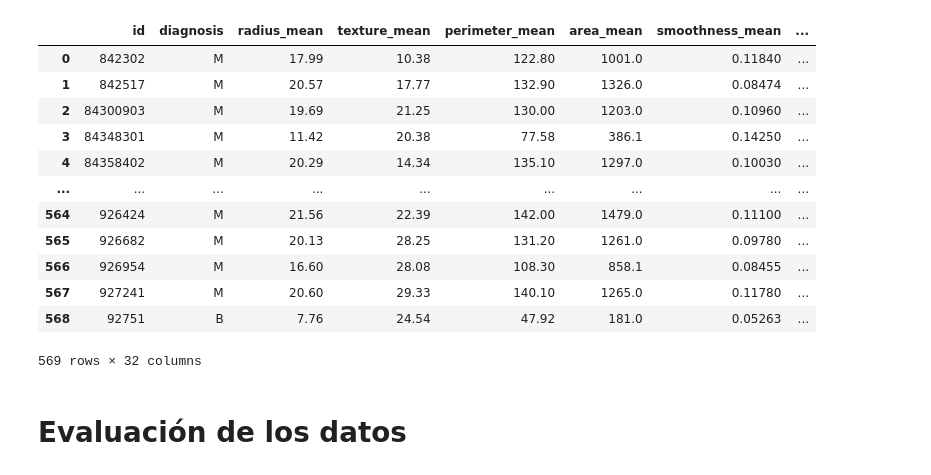
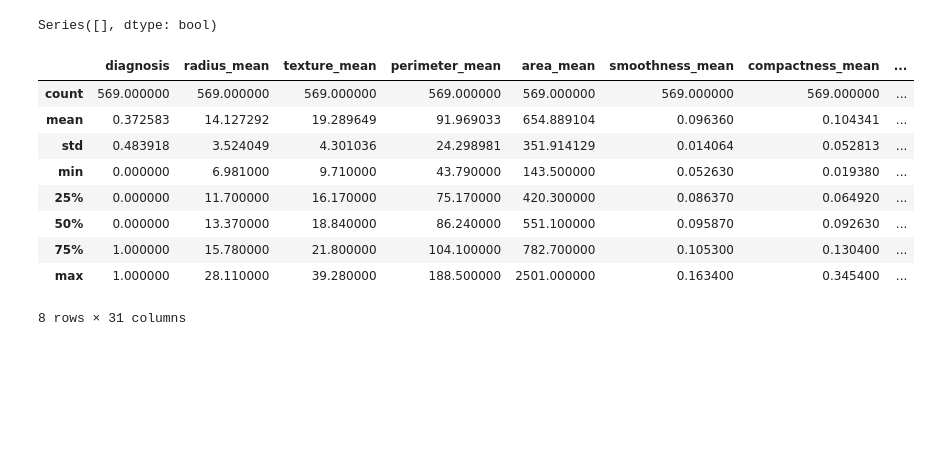
Before and after one commit to Lizzy-Mejia/Breast_Cancer_Prediction, a Jupyter notebook: Breast_Cancer_Prediction.ipynb, the cells around one changed output. Drawn from its saved outputs; the diff is of its cells as text; code cells hidden in the pictures; blank space fills up the shorter version.

Commit message:
Update Breast Cancer Prediction

```diff
--- a/Breast_Cancer_Prediction.ipynb
+++ b/Breast_Cancer_Prediction.ipynb
@@ -9,3 +44,5 @@ from sklearn.pipeline import Pipeline
 # %%
-#Lectura del dataset
-df = pd.read_csv('breast-cancer.csv')
+# Lectura del dataset
+data = pd.read_csv('breast-cancer.csv')
+# Visualización inicial del conjunto de datos
+data
@@ -12,19 +122,28 @@ df = pd.read_csv('breast-cancer.csv')
+# %%
+# Comprobación de la existencia de valores infinitos
+is_inf = data.isin([np.inf, -np.inf]).any()
+is_inf[is_inf]
+# %% [output]
+Series([], dtype: bool)
+# %%
+# Copiamos el conjunto de datos y transformamos la variable de salida a numérica
+df_new = data.copy()
+df_new['diagnosis'] = df_new['diagnosis'].map({'B':0, 'M':1})
+# %%
+# Eliminación de datos que son irrelevantes y que podrían afectar el resultado.
+df = df_new.drop(['id'], axis=1)
 # %%
-#Visualización inicial del conjunto de datos
-df
+# Visualización de la información estadística del conjunto de datos
+# Para las variables numéricas
+df.describe()
 # %% [output]
-|  | id | diagnosis | radius_mean | texture_mean | perimeter_mean | area_mean | smoothness_mean | ... |
-| 0 | 842302 | M | 17.99 | 10.38 | 122.80 | 1001.0 | 0.11840 | ... |
-| 1 | 842517 | M | 20.57 | 17.77 | 132.90 | 1326.0 | 0.08474 | ... |
-| 2 | 84300903 | M | 19.69 | 21.25 | 130.00 | 1203.0 | 0.10960 | ... |
-| 3 | 84348301 | M | 11.42 | 20.38 | 77.58 | 386.1 | 0.14250 | ... |
-| 4 | 84358402 | M | 20.29 | 14.34 | 135.10 | 1297.0 | 0.10030 | ... |
-| ... | ... | ... | ... | ... | ... | ... | ... | ... |
-| 564 | 926424 | M | 21.56 | 22.39 | 142.00 | 1479.0 | 0.11100 | ... |
-| 565 | 926682 | M | 20.13 | 28.25 | 131.20 | 1261.0 | 0.09780 | ... |
-| 566 | 926954 | M | 16.60 | 28.08 | 108.30 | 858.1 | 0.08455 | ... |
-| 567 | 927241 | M | 20.60 | 29.33 | 140.10 | 1265.0 | 0.11780 | ... |
-| 568 | 92751 | B | 7.76 | 24.54 | 47.92 | 181.0 | 0.05263 | ... |
+|  | diagnosis | radius_mean | texture_mean | perimeter_mean | area_mean | smoothness_mean | compactness_mean | ... |
+| count | 569.000000 | 569.000000 | 569.000000 | 569.000000 | 569.000000 | 569.000000 | 569.000000 | ... |
+| mean | 0.372583 | 14.127292 | 19.289649 | 91.969033 | 654.889104 | 0.096360 | 0.104341 | ... |
+| std | 0.483918 | 3.524049 | 4.301036 | 24.298981 | 351.914129 | 0.014064 | 0.052813 | ... |
+| min | 0.000000 | 6.981000 | 9.710000 | 43.790000 | 143.500000 | 0.052630 | 0.019380 | ... |
+| 25% | 0.000000 | 11.700000 | 16.170000 | 75.170000 | 420.300000 | 0.086370 | 0.064920 | ... |
+| 50% | 0.000000 | 13.370000 | 18.840000 | 86.240000 | 551.100000 | 0.095870 | 0.092630 | ... |
+| 75% | 1.000000 | 15.780000 | 21.800000 | 104.100000 | 782.700000 | 0.105300 | 0.130400 | ... |
+| max | 1.000000 | 28.110000 | 39.280000 | 188.500000 | 2501.000000 | 0.163400 | 0.345400 | ... |
-569 rows × 32 columns
+8 rows × 31 columns
-# %% [markdown]
-# Evaluación de los datos
```
Also changed, not shown: parts of 130 cells of this notebook, 1 other file.
